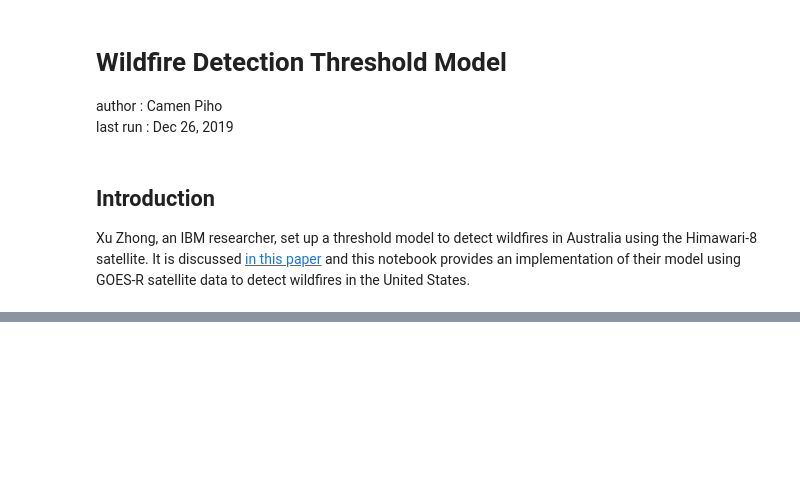
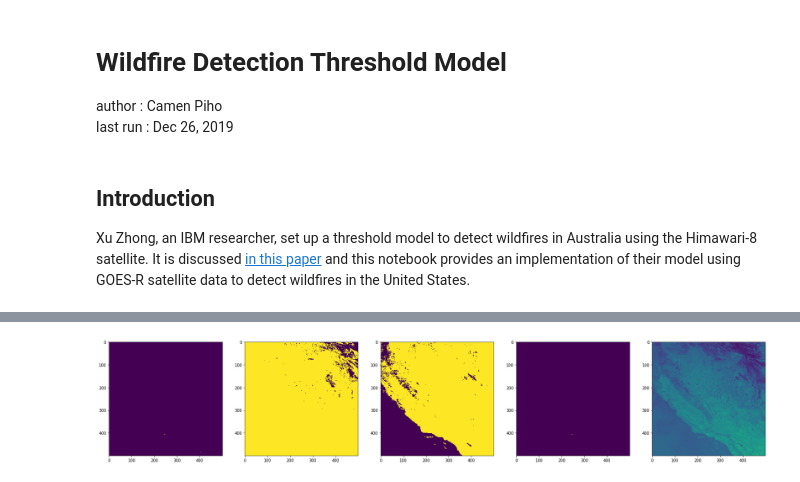
Before and after one commit to joyprojects/wildfire, a Jupyter notebook: documentation/notebooks/wildfire_detection_threshold.ipynb, the cells around one changed output, grey strips where cells are left out. Cells and saved outputs as stored; diff of their text form; code cells hidden in the pictures; blank space fills up the shorter version.

```diff
--- a/documentation/notebooks/wildfire_detection_threshold.ipynb
+++ b/documentation/notebooks/wildfire_detection_threshold.ipynb
@@ -284,0 +151,6 @@ array([[False, False, False, ..., False, False, False],
+# %%
+def is_hot(band_7, band_14):
+    return (
+        (normalize(band_7.dataset.brightness_temperature.data) > 2) &
+        (normalize(band_7.dataset.brightness_temperature.data - band_14.dataset.brightness_temperature.data) > 3)
+    )
@@ -284,0 +160,24 @@ array([[False, False, False, ..., False, False, False],
+# %%
+t = goes_scan_3
+
+fig, axes = plt.subplots(ncols=5, figsize=(30, 20))
+axes[0].imshow(is_hot(t.band_7, t.band_14))
+axes[1].imshow(
+    is_not_cloud(t.band_2, t.band_3, t.band_15)
+)
+axes[2].imshow(
+    is_not_water(t.band_6)
+)
+axes[3].imshow(
+    is_hot(t.band_7, t.band_14) &
+    (
+        is_night(t.band_2, t.band_3) |
+        (
+            is_not_cloud(t.band_2, t.band_3, t.band_15) &
+            is_not_water(t.band_6)
+        )
+    )
+)
+axes[4].imshow(t.band_7.dataset.brightness_temperature);
+# %% [output]
+[figure, added]
```
Also changed, not shown: parts of 40 cells of this notebook, 2 other files.
